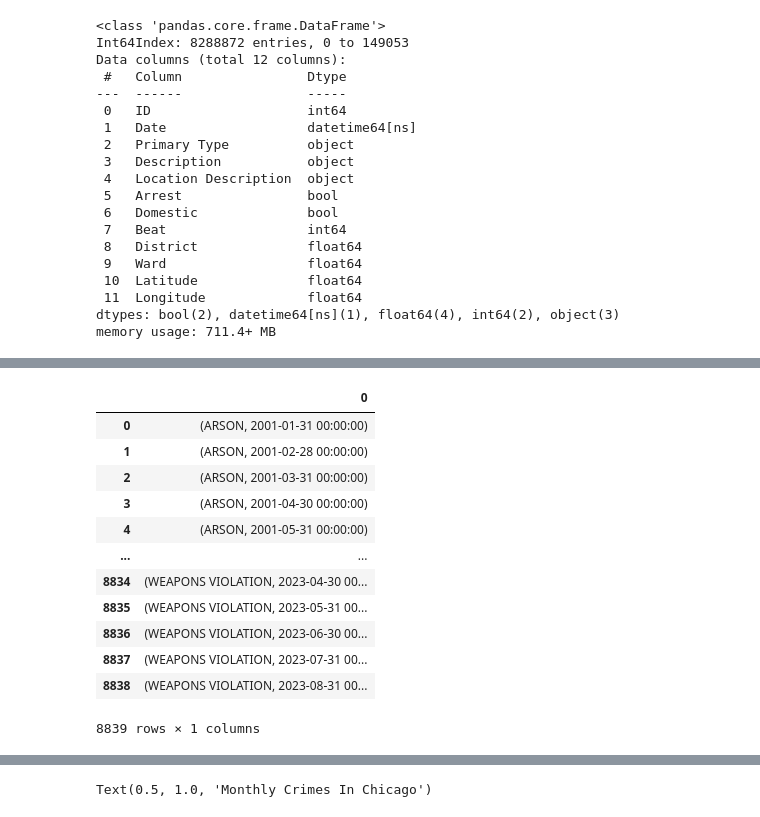
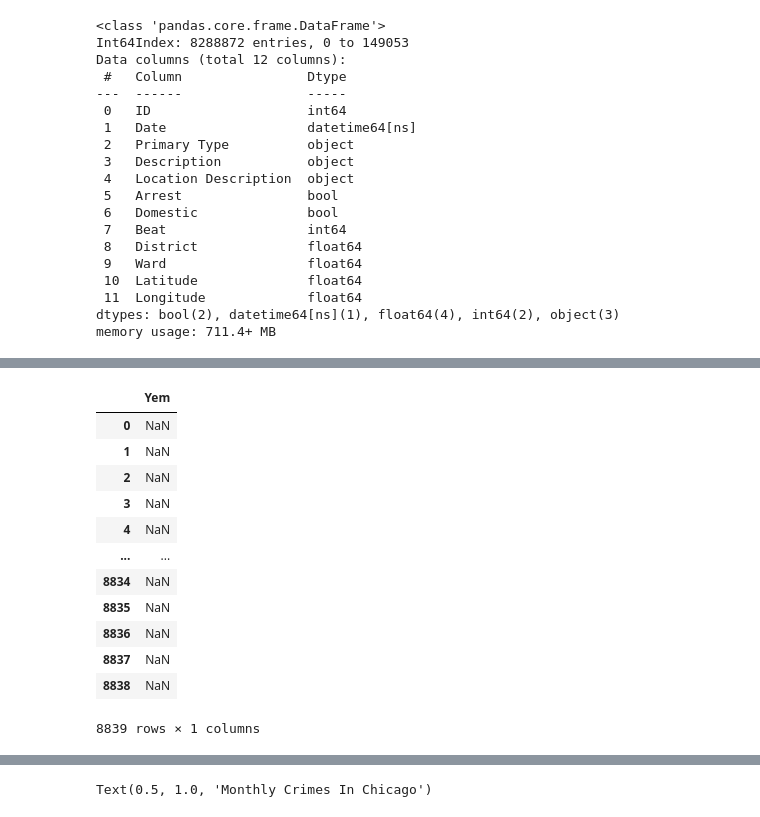
Before and after one commit to JamisonHunter/Chicago-Crime-Data-Analysis, a Jupyter notebook: chicago_crime_data_analysis.ipynb, the cells around one changed output, grey strips where cells are left out. Drawn from its saved outputs; the diff is of its cells as text; code cells hidden in the pictures.

```diff
--- a/chicago_crime_data_analysis.ipynb
+++ b/chicago_crime_data_analysis.ipynb
@@ -264,17 +264,20 @@ ts
-# %%
-pd.DataFrame(ts.index)
-# %% [output]
-|  | 0 |
-| 0 | (ARSON, 2001-01-31 00:00:00) |
-| 1 | (ARSON, 2001-02-28 00:00:00) |
-| 2 | (ARSON, 2001-03-31 00:00:00) |
-| 3 | (ARSON, 2001-04-30 00:00:00) |
-| 4 | (ARSON, 2001-05-31 00:00:00) |
-| ... | ... |
-| 8834 | (WEAPONS VIOLATION, 2023-04-30 00... |
-| 8835 | (WEAPONS VIOLATION, 2023-05-31 00... |
-| 8836 | (WEAPONS VIOLATION, 2023-06-30 00... |
-| 8837 | (WEAPONS VIOLATION, 2023-07-31 00... |
-| 8838 | (WEAPONS VIOLATION, 2023-08-31 00... |
-8839 rows × 1 columns
+# %%
+df_crime = pd.DataFrame(ts.index)
+df_crime.columns = ["Yem"]
+df_crime["Yem"] = df_crime["Yem"].str.split(", ", expand = True)
+df_crime
+# %% [output]
+|  | Yem |
+| 0 | NaN |
+| 1 | NaN |
+| 2 | NaN |
+| 3 | NaN |
+| 4 | NaN |
+| ... | ... |
+| 8834 | NaN |
+| 8835 | NaN |
+| 8836 | NaN |
+| 8837 | NaN |
+| 8838 | NaN |
+8839 rows × 1 columns
 # %%
```
Also changed, not shown: parts of 3 cells of this notebook.
